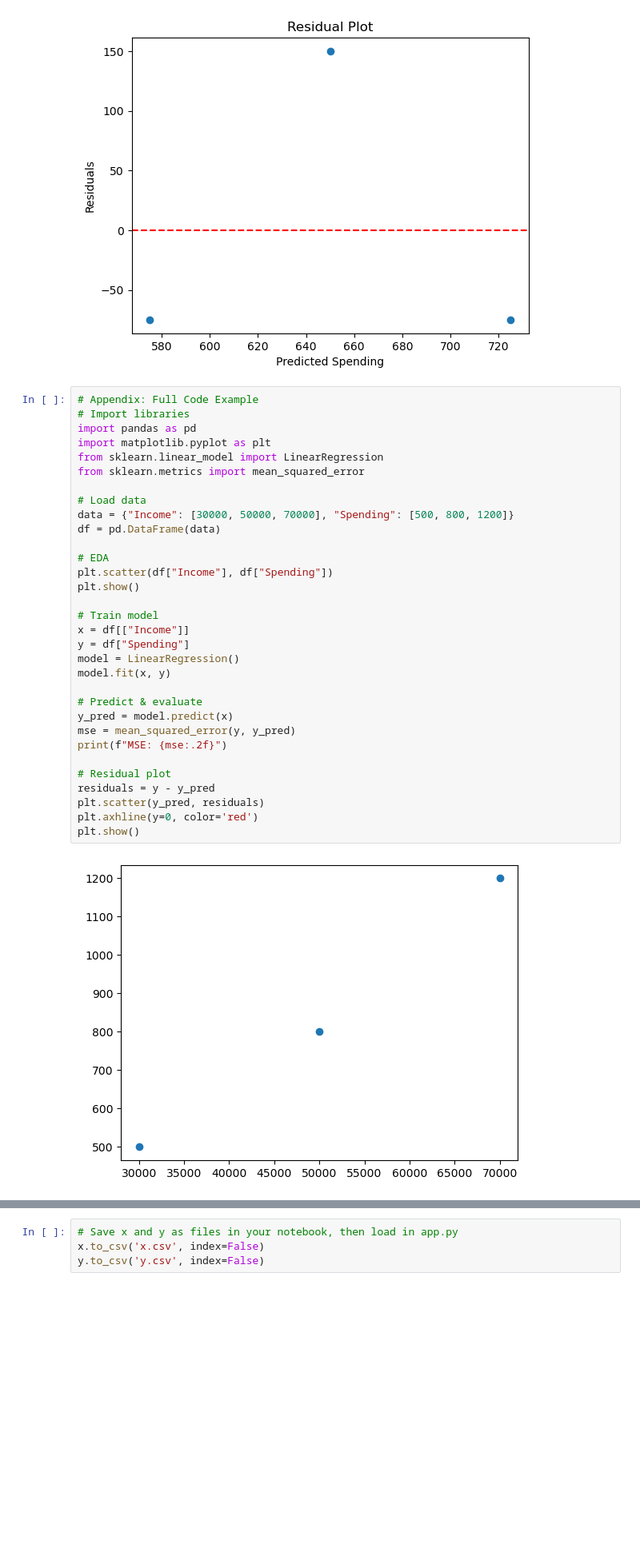
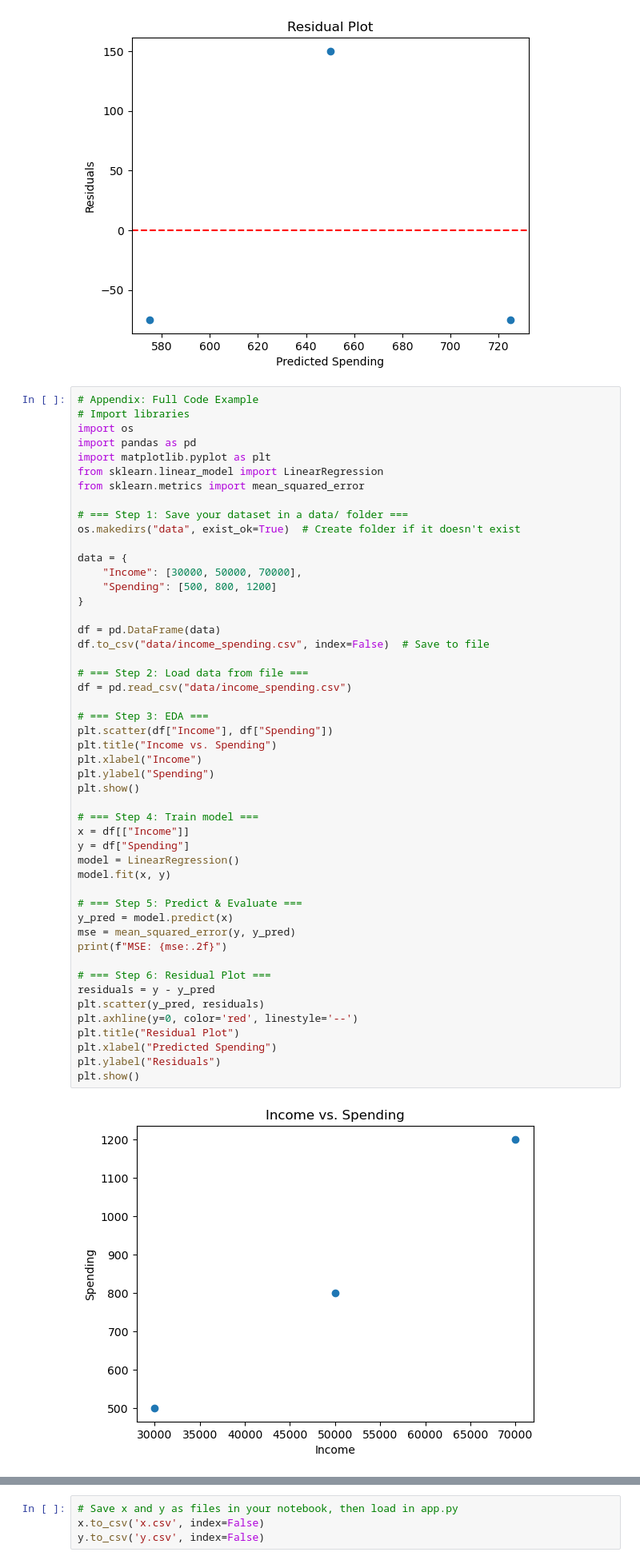
Before and after one commit to elyse502/Elysee_NIYIBIZI-ml-assignment, a Jupyter notebook: notebook.ipynb, the cells around one changed output, grey strips where cells are left out. Shown at 80% size. Drawn from its saved outputs; the diff is of its cells as text; blank space fills up the shorter version.

Commit message:
feat: Save dataset to CSV and load from data/ directory for modeling

```diff
--- a/notebook.ipynb
+++ b/notebook.ipynb
@@ -87,35 +87,52 @@ plt.show()
 # %%
 # Appendix: Full Code Example
 # Import libraries
+import os
 import pandas as pd
 import matplotlib.pyplot as plt
 from sklearn.linear_model import LinearRegression
 from sklearn.metrics import mean_squared_error
 
-# Load data
-data = {"Income": [30000, 50000, 70000], "Spending": [500, 800, 1200]}
+# === Step 1: Save your dataset in a data/ folder ===
+os.makedirs("data", exist_ok=True)  # Create folder if it doesn't exist
+
+data = {
+    "Income": [30000, 50000, 70000],
+    "Spending": [500, 800, 1200]
+}
+
 df = pd.DataFrame(data)
+df.to_csv("data/income_spending.csv", index=False)  # Save to file
 
-# EDA
+# === Step 2: Load data from file ===
+df = pd.read_csv("data/income_spending.csv")
+
+# === Step 3: EDA ===
 plt.scatter(df["Income"], df["Spending"])
+plt.title("Income vs. Spending")
+plt.xlabel("Income")
+plt.ylabel("Spending")
 plt.show()
 
-# Train model
+# === Step 4: Train model ===
 x = df[["Income"]]
 y = df["Spending"]
 model = LinearRegression()
 model.fit(x, y)
 
-# Predict & evaluate
+# === Step 5: Predict & Evaluate ===
 y_pred = model.predict(x)
 mse = mean_squared_error(y, y_pred)
 print(f"MSE: {mse:.2f}")
 
-# Residual plot
+# === Step 6: Residual Plot ===
 residuals = y - y_pred
 plt.scatter(y_pred, residuals)
-plt.axhline(y=0, color='red')
+plt.axhline(y=0, color='red', linestyle='--')
+plt.title("Residual Plot")
+plt.xlabel("Predicted Spending")
+plt.ylabel("Residuals")
 plt.show()
 # %% [output]
-[figure, old version]
+[figure, new version]
 MSE: 555.56
```
Also changed, not shown: parts of 1 cell of this notebook, 1 other file.
